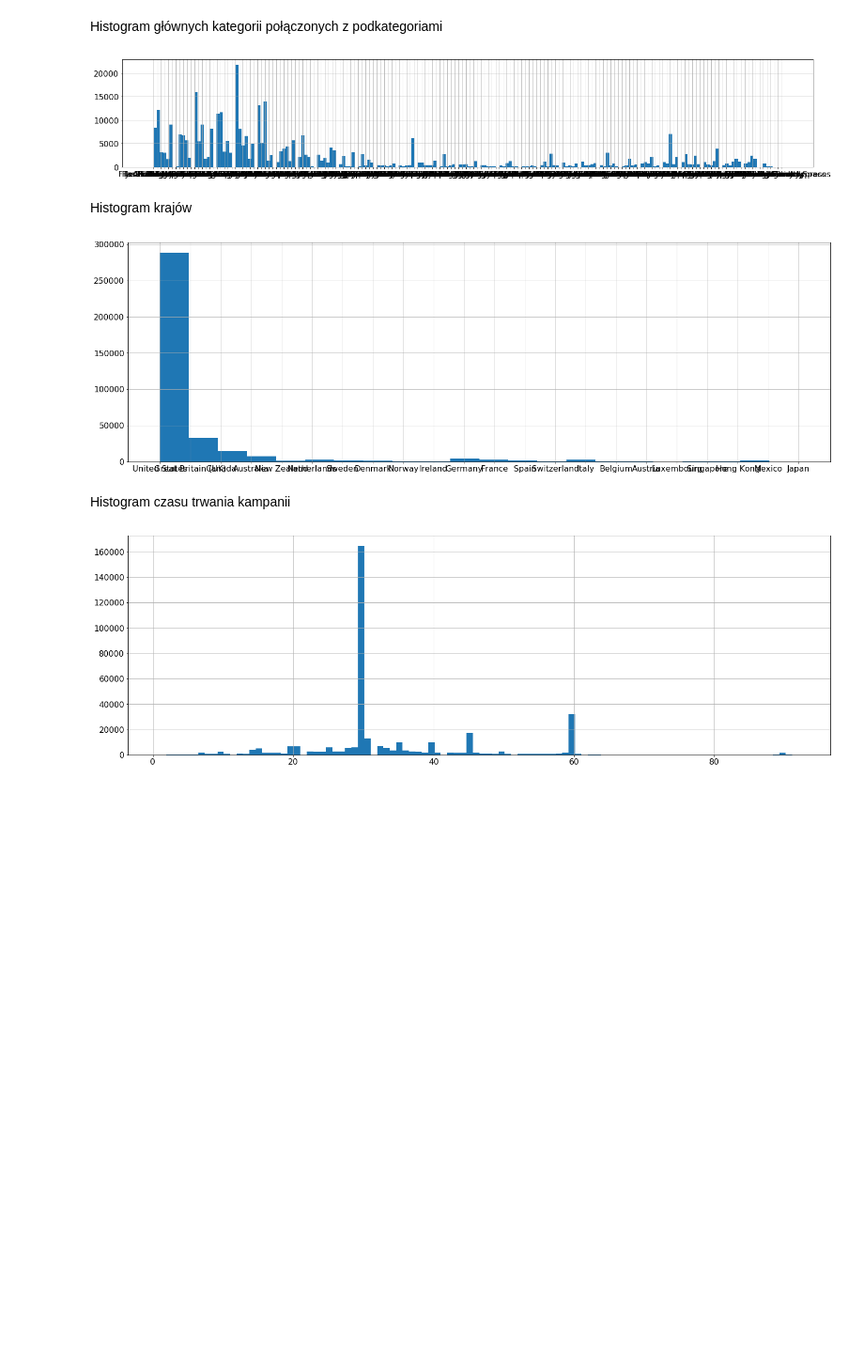
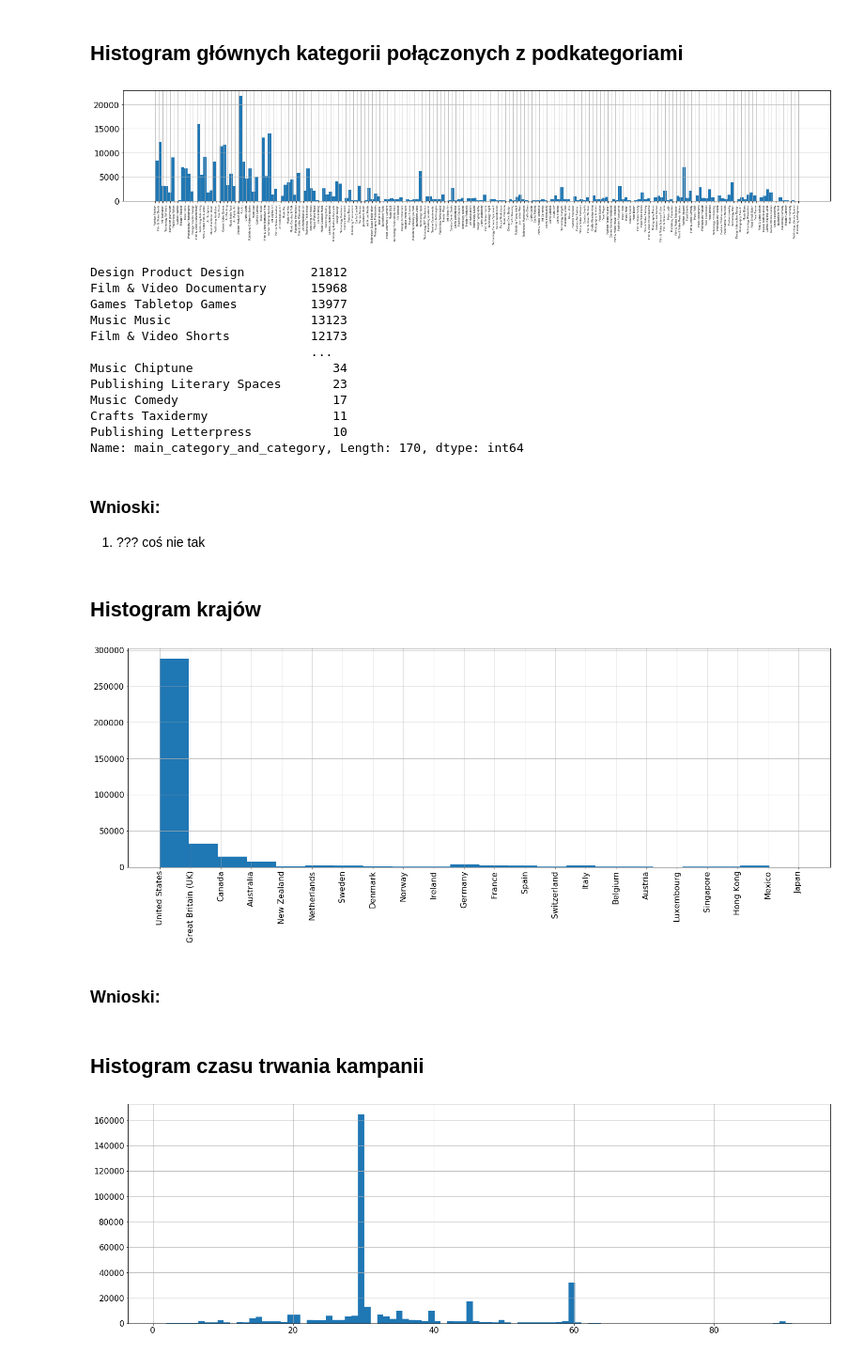
Before and after one commit to infoshareacademy/jdsz4-PandP, a Jupyter notebook: projekt_python/AnalizaProjectPython.ipynb, the cells around one changed output. Shown at 94% size. Saved outputs shown, nothing was run; the diff lists cells and outputs as text; code cells hidden in the pictures; blank space fills up the shorter version.

```diff
--- a/projekt_python/AnalizaProjectPython.ipynb
+++ b/projekt_python/AnalizaProjectPython.ipynb
@@ -28,19 +63,37 @@ plt.show()
 # %% [markdown]
-Histogram głównych kategorii połączonych z podkategoriami
+## Histogram głównych kategorii połączonych z podkategoriami
 # %%
-DF['main_category_and_category'].hist(figsize=(25, 4), bins=200)
+DF['main_category_and_category'].hist(figsize=(25, 4), bins=200, xrot=90,xlabelsize=5 )
 plt.show()
+DF['main_category_and_category'].value_counts()
 # %% [output]
-[figure, old version]
+[figure, new version]
+Design Product Design         21812
+Film & Video Documentary      15968
+Games Tabletop Games          13977
+Music Music                   13123
+Film & Video Shorts           12173
+                              ...
+Music Chiptune                   34
+Publishing Literary Spaces       23
+Music Comedy                     17
+Crafts Taxidermy                 11
+Publishing Letterpress           10
+Name: main_category_and_category, Length: 170, dtype: int64
-# %% [markdown]
-Histogram krajów
+# %% [markdown]
+### Wnioski:
+1. ??? coś nie tak
+# %% [markdown]
+## Histogram krajów
 # %%
-DF['country'].hist(figsize=(25, 8), bins=22)
+DF['country'].hist(figsize=(25, 8), bins=22, xrot=90)
 plt.show()
 # %% [output]
-[figure, old version]
+[figure, new version]
+# %% [markdown]
+### Wnioski:
 # %% [markdown]
-Histogram czasu trwania kampanii
+## Histogram czasu trwania kampanii
 # %%
 DF['duration'].hist(figsize=(25, 8), bins=100)
 plt.show()
```
Also changed, not shown: parts of 29 cells of this notebook.
